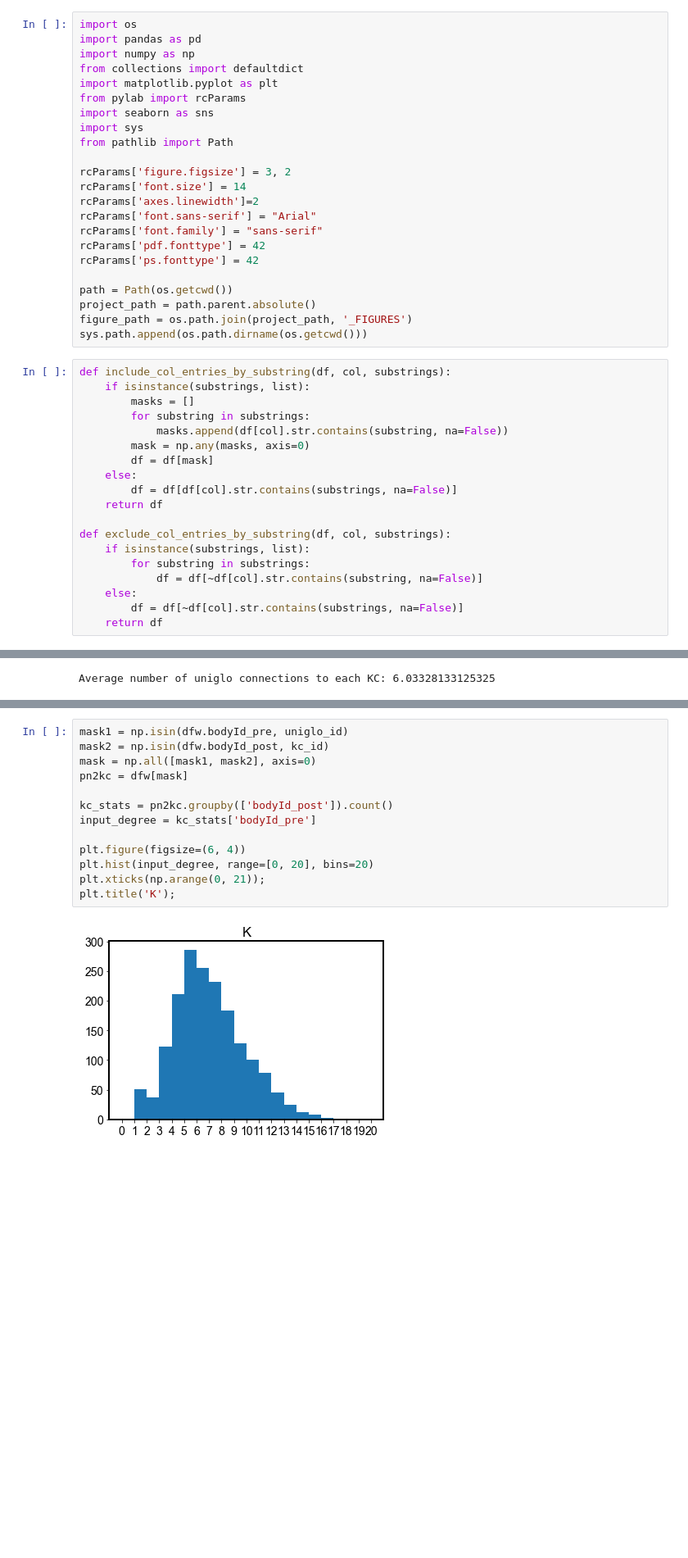
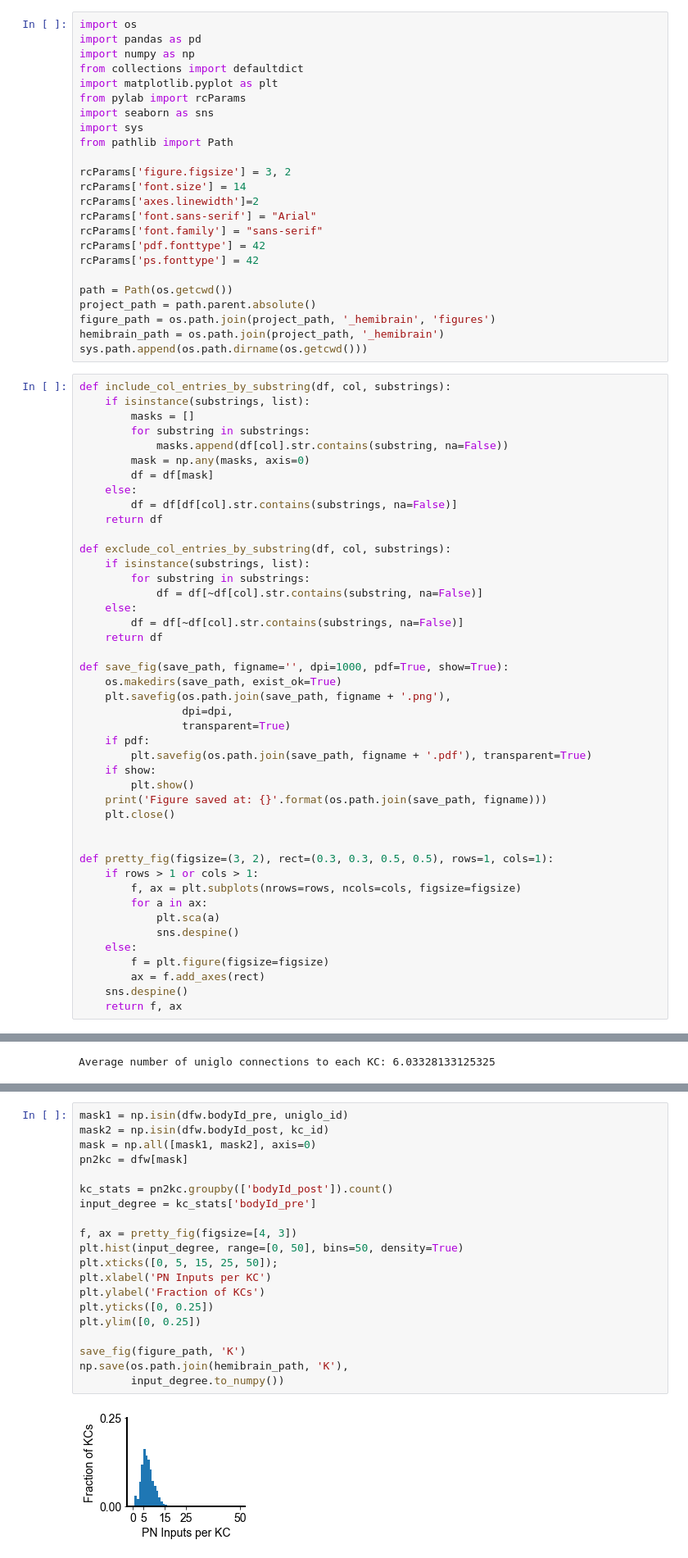
Before and after one commit to gyyang/olfaction_evolution, a Jupyter notebook: notebooks/hemibrain.ipynb, the cells around one changed output, grey strips where cells are left out. Shown: that part at 82% size. Cells and saved outputs as stored; diff of their text form; blank space fills up the shorter version.

```diff
--- a/notebooks/hemibrain.ipynb
+++ b/notebooks/hemibrain.ipynb
@@ -19,7 +19,8 @@ rcParams['ps.fonttype'] = 42
 
 path = Path(os.getcwd())
 project_path = path.parent.absolute()
-figure_path = os.path.join(project_path, '_FIGURES')
+figure_path = os.path.join(project_path, '_hemibrain', 'figures')
+hemibrain_path = os.path.join(project_path, '_hemibrain')
 sys.path.append(os.path.dirname(os.getcwd()))
 # %%
 def include_col_entries_by_substring(df, col, substrings):
@@ -40,6 +41,31 @@ def exclude_col_entries_by_substring(df, col, substrings):
     else:
         df = df[~df[col].str.contains(substrings, na=False)]
     return df
+
+def save_fig(save_path, figname='', dpi=1000, pdf=True, show=True):
+    os.makedirs(save_path, exist_ok=True)
+    plt.savefig(os.path.join(save_path, figname + '.png'),
+                dpi=dpi,
+                transparent=True)
+    if pdf:
+        plt.savefig(os.path.join(save_path, figname + '.pdf'), transparent=True)
+    if show:
+        plt.show()
+    print('Figure saved at: {}'.format(os.path.join(save_path, figname)))
+    plt.close()
+
+
+def pretty_fig(figsize=(3, 2), rect=(0.3, 0.3, 0.5, 0.5), rows=1, cols=1):
+    if rows > 1 or cols > 1:
+        f, ax = plt.subplots(nrows=rows, ncols=cols, figsize=figsize)
+        for a in ax:
+            plt.sca(a)
+            sns.despine()
+    else:
+        f = plt.figure(figsize=figsize)
+        ax = f.add_axes(rect)
+    sns.despine()
+    return f, ax
 # %%
 d = r'C:\Users\Peter\Dropbox\olfaction_evolution\hemibrain'
 conns = 'traced-total-connections.csv'
@@ -298,15 +426,22 @@ Distributions of K
 # %%
 mask1 = np.isin(dfw.bodyId_pre, uniglo_id)
 mask2 = np.isin(dfw.bodyId_post, kc_id)
 mask = np.all([mask1, mask2], axis=0)
 pn2kc = dfw[mask]
 
 kc_stats = pn2kc.groupby(['bodyId_post']).count()
 input_degree = kc_stats['bodyId_pre']
 
-plt.figure(figsize=(6, 4))
-plt.hist(input_degree, range=[0, 20], bins=20)
-plt.xticks(np.arange(0, 21));
-plt.title('K');
+f, ax = pretty_fig(figsize=[4, 3])
+plt.hist(input_degree, range=[0, 50], bins=50, density=True)
+plt.xticks([0, 5, 15, 25, 50]);
+plt.xlabel('PN Inputs per KC')
+plt.ylabel('Fraction of KCs')
+plt.yticks([0, 0.25])
+plt.ylim([0, 0.25])
+
+save_fig(figure_path, 'K')
+np.save(os.path.join(hemibrain_path, 'K'),
+        input_degree.to_numpy())
 # %% [output]
-[figure, old version]
+[figure, new version]
```
Also changed, not shown: parts of 18 cells of this notebook, 1 other file.
